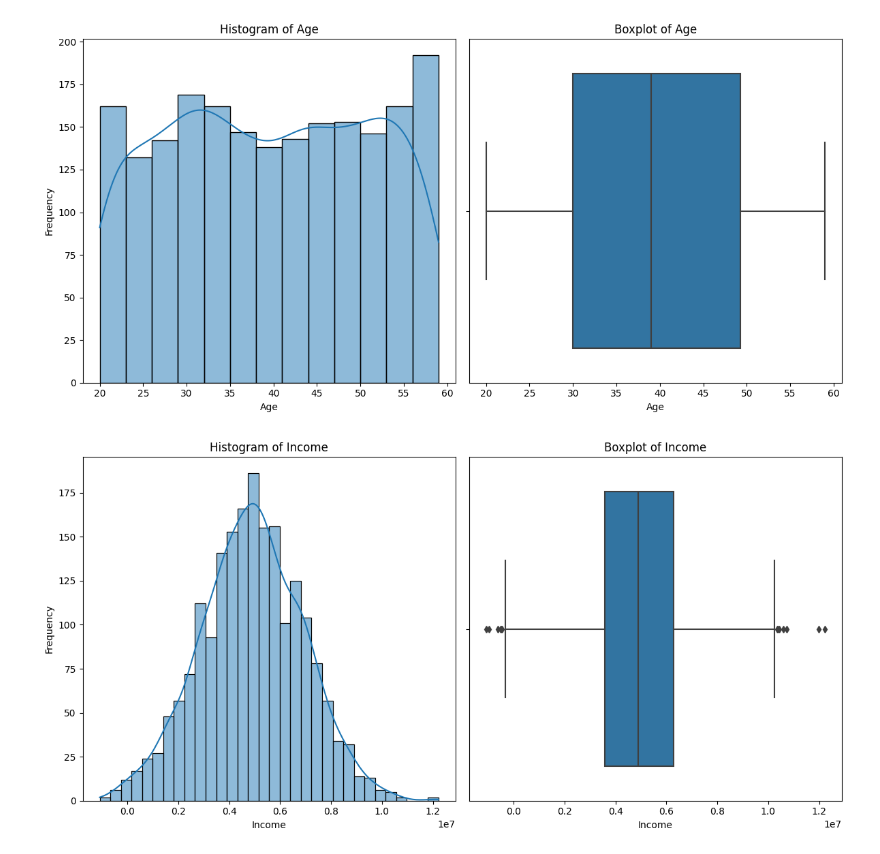
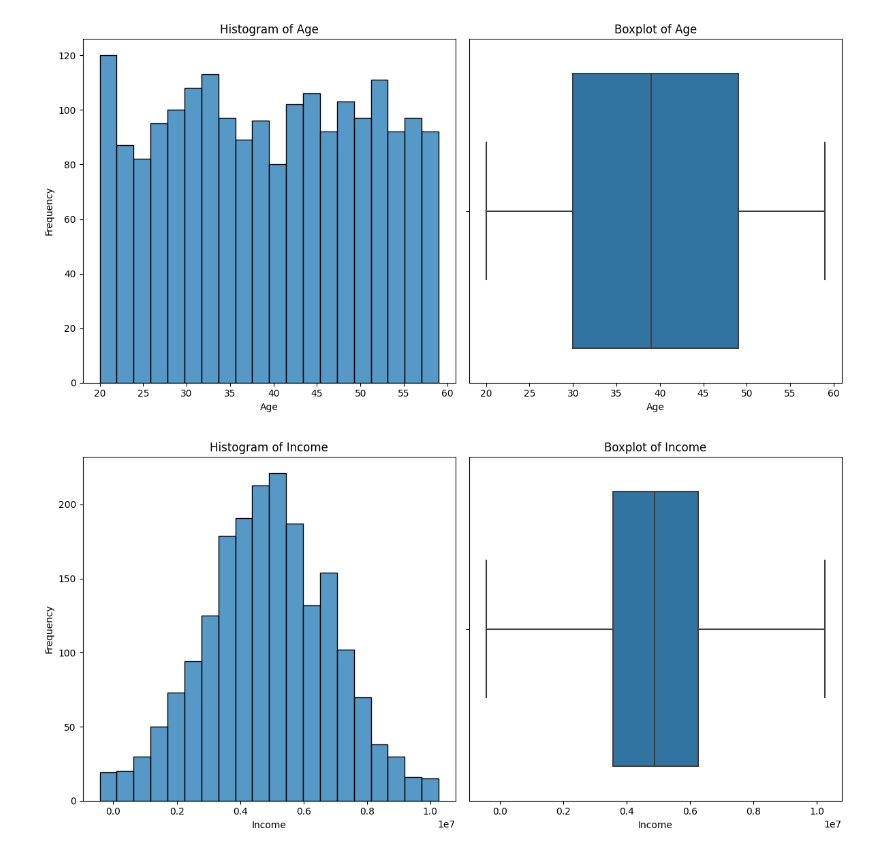
Before and after one commit to mrsuiii/Conclusion-and-testing-hypothesi, a Jupyter notebook: analys.ipynb, the cells around one changed output. Saved outputs shown, nothing was run; the diff lists cells and outputs as text; code cells hidden in the pictures.

```diff
--- a/analys.ipynb
+++ b/analys.ipynb
@@ -110,6 +111,7 @@ def handle_outliers_iqr(data):
 
 # Menangani outlier pada semua kolom numerik menggunakan metode IQR
 numeric_columns = df.select_dtypes(include=[np.number]).columns
+df = df[df['Exercise_Hours_Per_Week'] >= 0]
 for column in numeric_columns:
     print(f"Processing column: {column}")
     outliers = detect_outliers_iqr(df[column])
@@ -220,46 +220,46 @@ import matplotlib.pyplot as plt
 import seaborn as sns
 
 # Membaca data dari CSV
-df = pd.read_csv("health.csv")
+# df = pd.read_csv("health.csv")
 
-# Menghilangkan kolom 'Unnamed: 0' jika ada
-if 'Unnamed: 0' in df.columns:
-    df = df.drop(columns=['Unnamed: 0'])
+# # Menghilangkan kolom 'Unnamed: 0' jika ada
+# if 'Unnamed: 0' in df.columns:
+#     df = df.drop(columns=['Unnamed: 0'])
 
-# Menampilkan histogram dan boxplot untuk kolom numerik
-numeric_columns = df.select_dtypes(include=[np.number]).columns
+# # Menampilkan histogram dan boxplot untuk kolom numerik
+# numeric_columns = df.select_dtypes(include=[np.number]).columns
 for column in numeric_columns:
     plt.figure(figsize=(12, 6))
 
     # Histogram
     plt.subplot(1, 2, 1)
-    sns.histplot(df[column], kde=True)
+    sns.histplot(df[column], kde=False,bins=20)
     plt.title(f"Histogram of {column}")
     plt.xlabel(column)
     plt.ylabel("Frequency")
 
     # Boxplot
     plt.subplot(1, 2, 2)
     sns.boxplot(x=df[column])
     plt.title(f"Boxplot of {column}")
     plt.xlabel(column)
 
     plt.tight_layout()
     plt.show()
 
 # Menampilkan histogram untuk kolom string
 string_columns = df.select_dtypes(include=[object]).columns
 for column in string_columns:
     plt.figure(figsize=(8, 6))
 
     # Histogram
     sns.histplot(df[column], discrete=True)
     plt.title(f"Histogram of {column}")
     plt.xlabel(column)
     plt.ylabel("Frequency")
 
     plt.tight_layout()
     plt.show()
 # %% [output]
-[figure, old version]
+[figure, new version]
-[figure, old version]
+[figure, new version]
```
Also changed, not shown: parts of 4 cells of this notebook.
